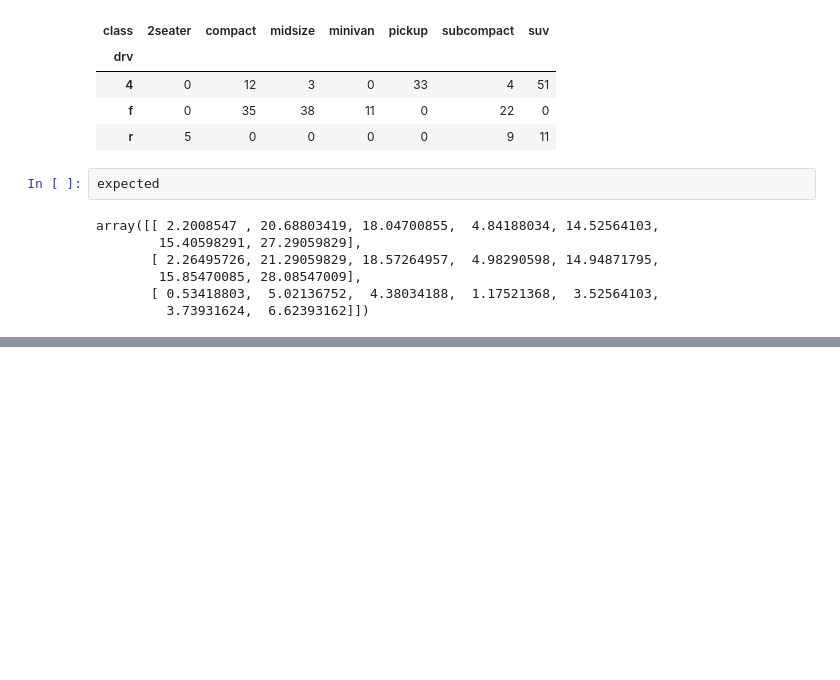
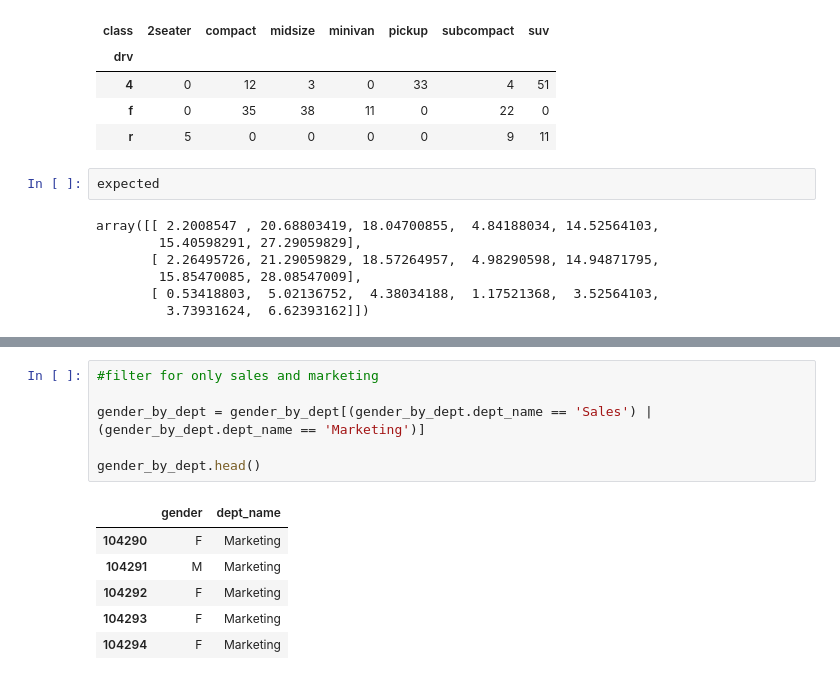
Before and after one commit to barbmarques/statistics-exercises, a Jupyter notebook: hypothesis_testing.ipynb, the cells around one changed output, grey strips where cells are left out. Saved outputs shown, nothing was run; the diff lists cells and outputs as text; blank space fills up the shorter version.

```diff
--- a/hypothesis_testing.ipynb
+++ b/hypothesis_testing.ipynb
@@ -852,0 +906,13 @@ def get_connection()
+# %%
+#filter for only sales and marketing
+
+gender_by_dept = gender_by_dept[(gender_by_dept.dept_name == 'Sales') | (gender_by_dept.dept_name == 'Marketing')]
+
+gender_by_dept.head()
+# %% [output]
+|  | gender | dept_name |
+| 104290 | F | Marketing |
+| 104291 | M | Marketing |
+| 104292 | F | Marketing |
+| 104293 | F | Marketing |
+| 104294 | F | Marketing |
```
Also changed, not shown: parts of 23 cells of this notebook.
